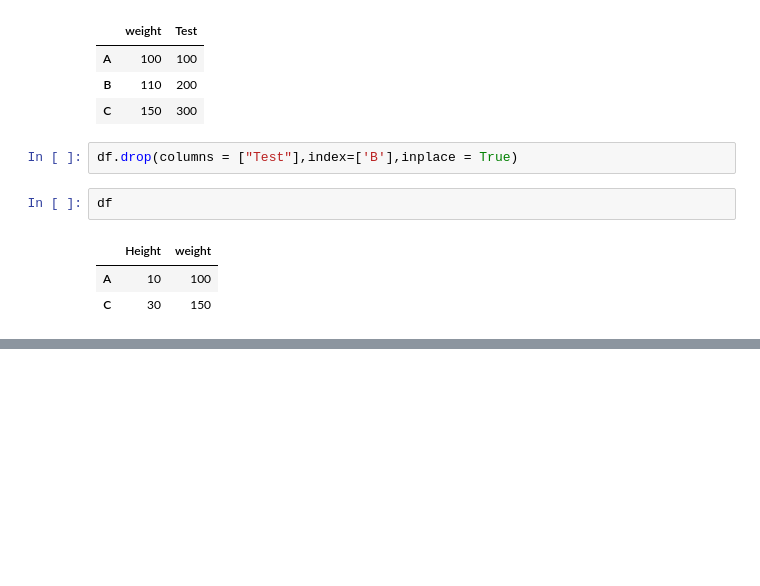
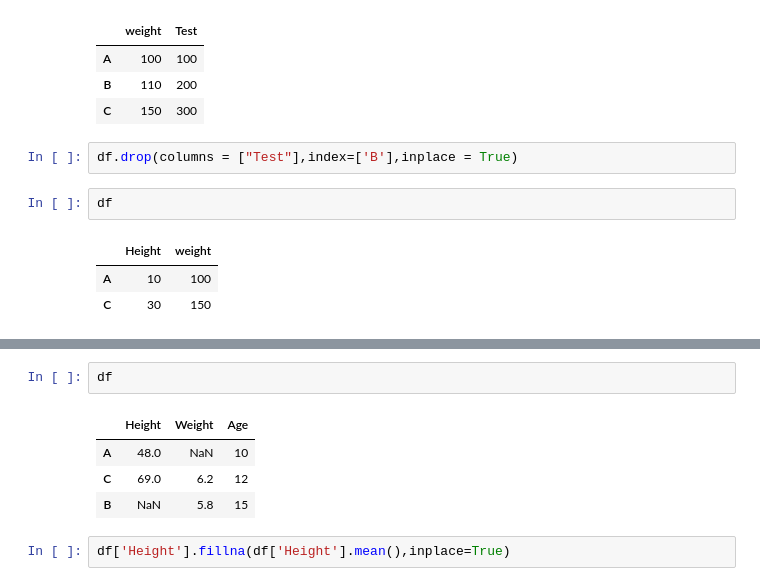
Before and after one commit to Pepcoders/Data-Science-January, a Jupyter notebook: Pandas/Pandas.ipynb, the cells around one changed output, grey strips where cells are left out. Cells and saved outputs as stored; diff of their text form; blank space fills up the shorter version.

```diff
--- a/Pandas/Pandas.ipynb
+++ b/Pandas/Pandas.ipynb
@@ -272,0 +360,9 @@ df
+# %%
+df
+# %% [output]
+|  | Height | Weight | Age |
+| A | 48.0 | NaN | 10 |
+| C | 69.0 | 6.2 | 12 |
+| B | NaN | 5.8 | 15 |
+# %%
+df['Height'].fillna(df['Height'].mean(),inplace=True)
```
Also changed, not shown: parts of 18 cells of this notebook.
